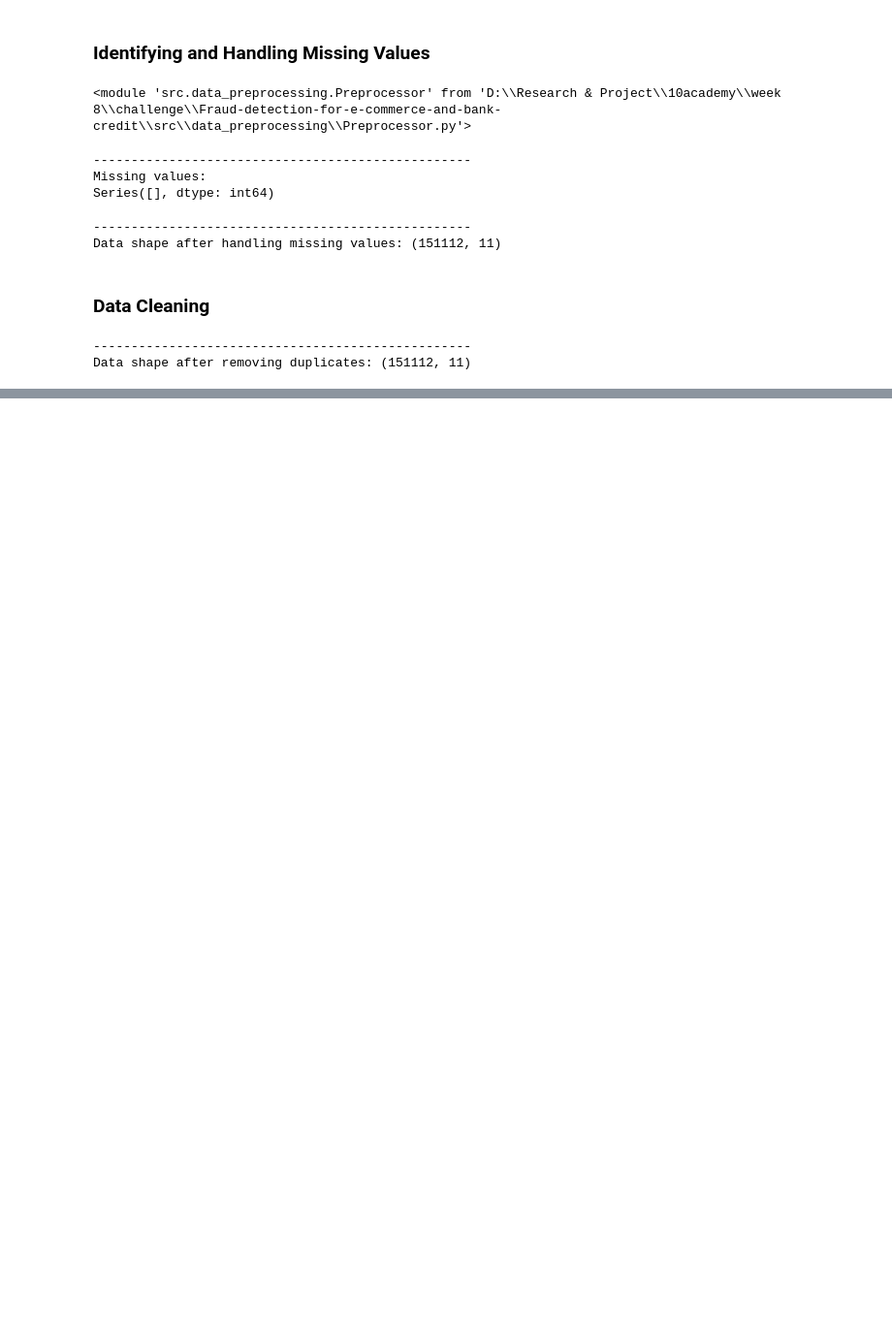
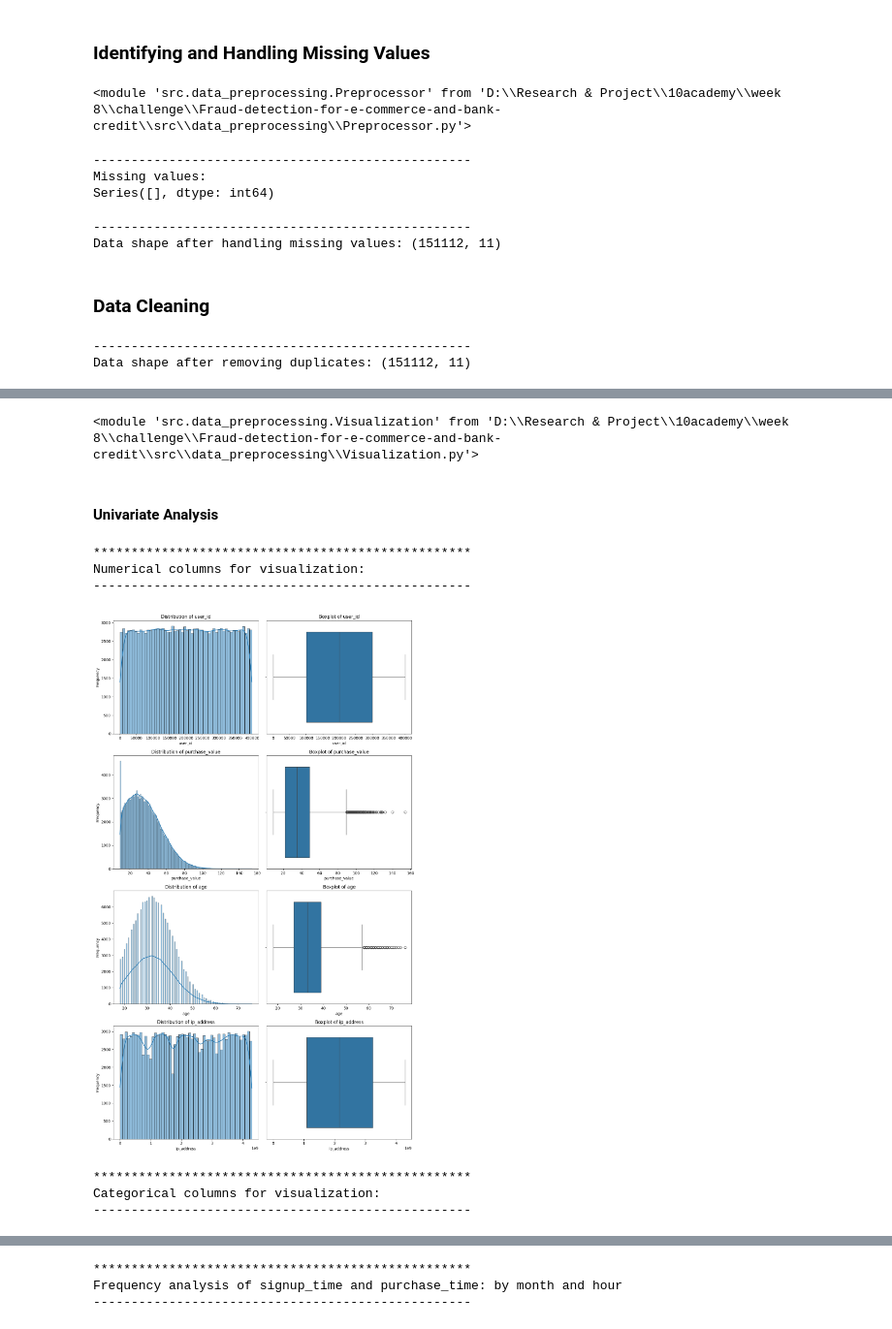
Before and after one commit to chalasimon/Fraud-detection-for-e-commerce-and-bank-credit, a Jupyter notebook: notebooks/data_analysis.ipynb, the cells around one changed output, grey strips where cells are left out. Shown at 97% size. Saved outputs shown, nothing was run; the diff lists cells and outputs as text; code cells hidden in the pictures; blank space fills up the shorter version.

Commit message:
feat: EDA univariate analysis done

```diff
--- a/notebooks/data_analysis.ipynb
+++ b/notebooks/data_analysis.ipynb
@@ -117,0 +160,24 @@ dtype: object
+# %%
+# import modules for visualization
+from src.data_preprocessing.Visualization import Visualization
+import src.data_preprocessing.Visualization
+# reload the module to ensure the latest changes are reflected
+reload(src.data_preprocessing.Visualization)
+# %% [output]
+<module 'src.data_preprocessing.Visualization' from 'D:\\Research & Project\\10academy\\week 8\\challenge\\Fraud-detection-for-e-commerce-and-bank-credit\\src\\data_preprocessing\\Visualization.py'>
+# %% [markdown]
+#### Univariate Analysis
+# %%
+# initialize the visualizer
+visualizer = Visualization(df_cleaned)
+# %%
+# plot univariate analysis
+visualizer.univariate_analysis()
+# %% [output]
+**************************************************
+Numerical columns for visualization:
+--------------------------------------------------
+[figure, added]
+**************************************************
+Categorical columns for visualization:
+--------------------------------------------------
@@ -117,0 +185,3 @@ dtype: object
+**************************************************
+Frequency analysis of signup_time and purchase_time: by month and hour
+--------------------------------------------------
```
Also changed, not shown: parts of 6 cells of this notebook, 2 other files.
